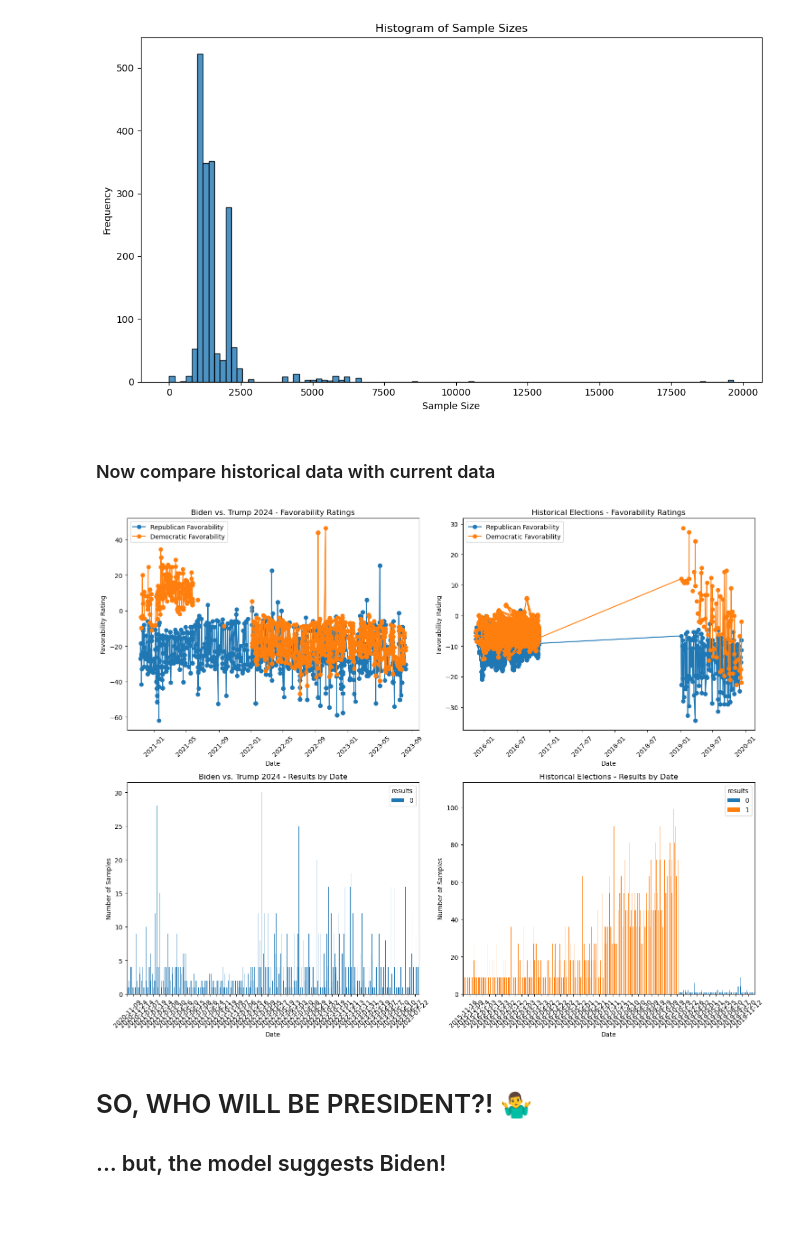
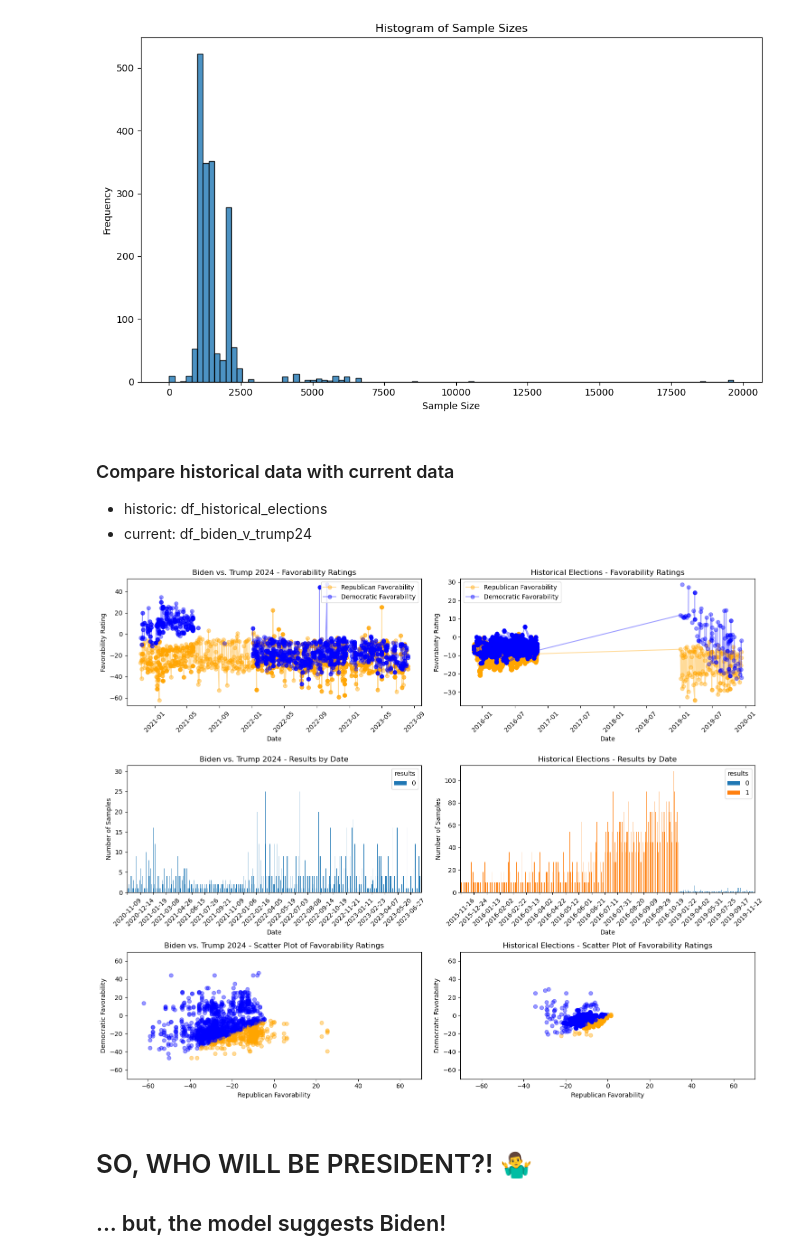
Before and after one commit to MSchell0129/Complex_Political_Phenomenon, a Jupyter notebook: script/visualizations/visualizations_matplotlib.ipynb, the cells around one changed output. Cells and saved outputs as stored; diff of their text form; code cells hidden in the pictures; blank space fills up the shorter version.

Commit message:
Improved the redability of visualizations

```diff
--- a/script/visualizations/visualizations_matplotlib.ipynb
+++ b/script/visualizations/visualizations_matplotlib.ipynb
@@ -109,62 +109,95 @@ plt.show()
 [figure]
 [figure]
 # %% [markdown]
-### Now compare historical data with current data
+### Compare historical data  with current data
+- historic: df_historical_elections
+- current: df_biden_v_trump24
 # %%
 # Convert 'end_date' to datetime format for both DataFrames
 # df_biden_v_trump24['end_date'] = pd.to_datetime(df_biden_v_trump24['end_date'])
 df_historical_elections['enddate'] = pd.to_datetime(df_historical_elections['enddate'])
 
 # Create subplots for comparing plots side by side
-fig, axes = plt.subplots(nrows=2, ncols=2, figsize=(15, 12))
+fig, axes = plt.subplots(nrows=3, ncols=2, figsize=(15, 12))
 
 # Time Series Plot of Favorability Ratings for df_historical_elections
-axes[0, 1].plot(df_historical_elections['enddate'], df_historical_elections['favorability_r'], label='Republican Favorability', marker='o')
-axes[0, 1].plot(df_historical_elections['enddate'], df_historical_elections['favorability_d'], label='Democratic Favorability', marker='o')
+axes[0, 1].plot(df_historical_elections['enddate'], df_historical_elections['favorability_r'], label='Republican Favorability', marker='o', color='orange', alpha=0.4)
+axes[0, 1].plot(df_historical_elections['enddate'], df_historical_elections['favorability_d'], label='Democratic Favorability', marker='o', color='blue', alpha=0.4)
 axes[0, 1].set_xlabel('Date')
 axes[0, 1].set_ylabel('Favorability Rating')
 axes[0, 1].set_title('Historical Elections - Favorability Ratings')
 axes[0, 1].legend()
 axes[0, 1].tick_params(axis='x', rotation=45)
 
 # Time Series Plot of Favorability Ratings for df_biden_v_trump24
-axes[0, 0].plot(df_biden_v_trump24['end_date'], df_biden_v_trump24['favorability_r'], label='Republican Favorability', marker='o')
-axes[0, 0].plot(df_biden_v_trump24['end_date'], df_biden_v_trump24['favorability_d'], label='Democratic Favorability', marker='o')
+axes[0, 0].plot(df_biden_v_trump24['end_date'], df_biden_v_trump24['favorability_r'], label='Republican Favorability', marker='o', color='orange', alpha=0.4)
+axes[0, 0].plot(df_biden_v_trump24['end_date'], df_biden_v_trump24['favorability_d'], label='Democratic Favorability', marker='o', color='blue', alpha=0.4)
 axes[0, 0].set_xlabel('Date')
 axes[0, 0].set_ylabel('Favorability Rating')
 axes[0, 0].set_title('Biden vs. Trump 2024 - Favorability Ratings')
 axes[0, 0].legend()
 axes[0, 0].tick_params(axis='x', rotation=45)
 
 # Grouped Bar Plot of Results for df_historical_elections
 result_counts_historical_elections = df_historical_elections.groupby('enddate')['results'].value_counts().unstack().fillna(0)
 ax_h = result_counts_historical_elections.plot(kind='bar', stacked=True, ax=axes[1, 1])
 axes[1, 1].set_xlabel('Date')
 axes[1, 1].set_ylabel('Number of Samples')
 axes[1, 1].set_title('Historical Elections - Results by Date')
 # Adjust x-axis tick positions and labels
-tick_positions = range(0, len(result_counts_historical_elections.index), 10)  # Adjust step size as needed
-tick_labels = [result_counts_historical_elections.index[i].strftime('%Y-%m-%d') for i in tick_positions]
-ax_h.set_xticks(tick_positions)
-ax_h.set_xticklabels(tick_labels, rotation=45)
+tick_positions_h = range(0, len(result_counts_historical_elections.index), 20)  # Adjust step size as needed
+tick_labels_h = [result_counts_historical_elections.index[i].strftime('%Y-%m-%d') for i in tick_positions_h]
+ax_h.set_xticks(tick_positions_h)
+ax_h.set_xticklabels(tick_labels_h, rotation=45)
 
 # Grouped Bar Plot of Results for df_biden_v_trump24
 result_counts_biden_v_trump24 = df_biden_v_trump24.groupby('end_date')['results'].value_counts().unstack().fillna(0)
 ax_b_d = result_counts_biden_v_trump24.plot(kind='bar', stacked=True, ax=axes[1, 0])
 axes[1, 0].set_xlabel('Date')
 axes[1, 0].set_ylabel('Number of Samples')
 axes[1, 0].set_title('Biden vs. Trump 2024 - Results by Date')
 # Adjust x-axis tick positions and labels
-tick_positions = range(0, len(result_counts_biden_v_trump24.index), 10)  # Adjust step size as needed
-tick_labels = [result_counts_biden_v_trump24.index[i].strftime('%Y-%m-%d') for i in tick_positions]
-ax_b_d.set_xticks(tick_positions)
-ax_b_d.set_xticklabels(tick_labels, rotation=45)
+tick_positions_b_d = range(0, len(result_counts_biden_v_trump24.index), 20)  # Adjust step size as needed
+tick_labels_b_d = [result_counts_biden_v_trump24.index[i].strftime('%Y-%m-%d') for i in tick_positions_b_d]
+ax_b_d.set_xticks(tick_positions_b_d)
+ax_b_d.set_xticklabels(tick_labels_b_d, rotation=45)
+
+# Scatter Plot of Favorability Ratings
+# Scatter Plot of Favorability Ratings for df_biden_v_trump24
+scatter_ax_1 = axes[2, 0]  # Specify the subplot position
+colors_biden_v_trump24 = ['orange' if x > y else 'blue' for x, y in zip(df_biden_v_trump24['favorability_r'], df_biden_v_trump24['favorability_d'])]
+scatter_ax_1.scatter(
+    df_biden_v_trump24['favorability_r'],
+    df_biden_v_trump24['favorability_d'],
+    color=colors_biden_v_trump24,
+    alpha=0.4
+)
+scatter_ax_1.set_xlabel('Republican Favorability')
+scatter_ax_1.set_ylabel('Democratic Favorability')
+scatter_ax_1.set_title('Biden vs. Trump 2024 - Scatter Plot of Favorability Ratings')
+scatter_ax_1.set_xlim(-70, 70)
+scatter_ax_1.set_ylim(-70, 70)
+
+# Scatter Plot of Favorability Ratings for df_historical_elections
+scatter_ax_2 = axes[2, 1]  # Specify the subplot position
+colors_historical_elections = ['orange' if x > y else 'blue' for x, y in zip(df_historical_elections['favorability_r'], df_historical_elections['favorability_d'])]
+scatter_ax_2.scatter(
+    df_historical_elections['favorability_r'],
+    df_historical_elections['favorability_d'],
+    color=colors_historical_elections,
+    alpha=0.4
+)
+scatter_ax_2.set_xlabel('Republican Favorability')
+scatter_ax_2.set_ylabel('Democratic Favorability')
+scatter_ax_2.set_title('Historical Elections - Scatter Plot of Favorability Ratings')
+scatter_ax_2.set_xlim(-70, 70)
+scatter_ax_2.set_ylim(-70, 70)
 
 # Adjust layout and display plots
 plt.tight_layout()
 plt.show()
 # %% [output]
-[figure, old version]
+[figure, new version]
 # %% [markdown]
 # SO, WHO WILL BE PRESIDENT?! 🤷‍♂️
 ## ... but, the model suggests Biden!
```
